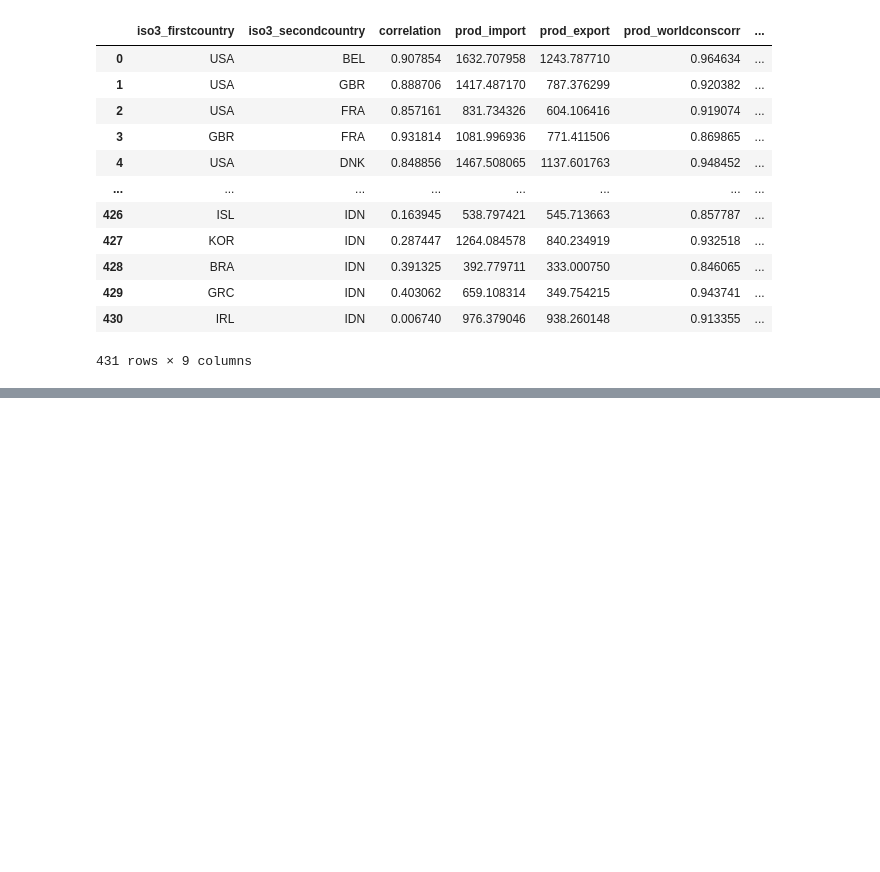
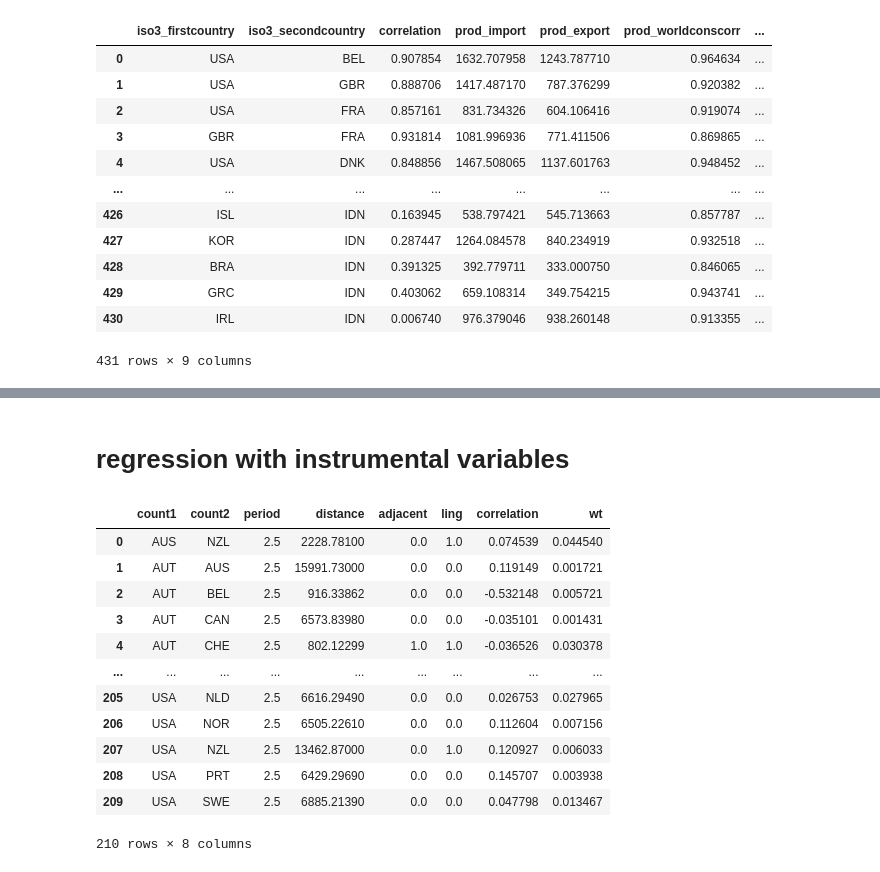
Before and after one commit to emilyfu1/correlationmodule, a Jupyter notebook: main.ipynb, the cells around one changed output, grey strips where cells are left out. Drawn from its saved outputs; the diff is of its cells as text; code cells hidden in the pictures; blank space fills up the shorter version.

```diff
--- a/main.ipynb
+++ b/main.ipynb
@@ -536,3 +533,5 @@ Notes:
 [1] Standard Errors assume that the covariance matrix of the errors is correctly specified.
 [2] The condition number is large, 5.56e+04. This might indicate that there are
 strong multicollinearity or other numerical problems.
+# %% [markdown]
+# regression with instrumental variables
@@ -538,0 +555,16 @@ strong multicollinearity or other numerical problems.
+# %%
+instruments
+# %% [output]
+|  | count1 | count2 | period | distance | adjacent | ling | correlation | wt |
+| 0 | AUS | NZL | 2.5 | 2228.78100 | 0.0 | 1.0 | 0.074539 | 0.044540 |
+| 1 | AUT | AUS | 2.5 | 15991.73000 | 0.0 | 0.0 | 0.119149 | 0.001721 |
+| 2 | AUT | BEL | 2.5 | 916.33862 | 0.0 | 0.0 | -0.532148 | 0.005721 |
+| 3 | AUT | CAN | 2.5 | 6573.83980 | 0.0 | 0.0 | -0.035101 | 0.001431 |
+| 4 | AUT | CHE | 2.5 | 802.12299 | 1.0 | 1.0 | -0.036526 | 0.030378 |
+| ... | ... | ... | ... | ... | ... | ... | ... | ... |
+| 205 | USA | NLD | 2.5 | 6616.29490 | 0.0 | 0.0 | 0.026753 | 0.027965 |
+| 206 | USA | NOR | 2.5 | 6505.22610 | 0.0 | 0.0 | 0.112604 | 0.007156 |
+| 207 | USA | NZL | 2.5 | 13462.87000 | 0.0 | 1.0 | 0.120927 | 0.006033 |
+| 208 | USA | PRT | 2.5 | 6429.29690 | 0.0 | 0.0 | 0.145707 | 0.003938 |
+| 209 | USA | SWE | 2.5 | 6885.21390 | 0.0 | 0.0 | 0.047798 | 0.013467 |
+210 rows × 8 columns
```
Also changed, not shown: parts of 13 cells of this notebook, 1 other file.
